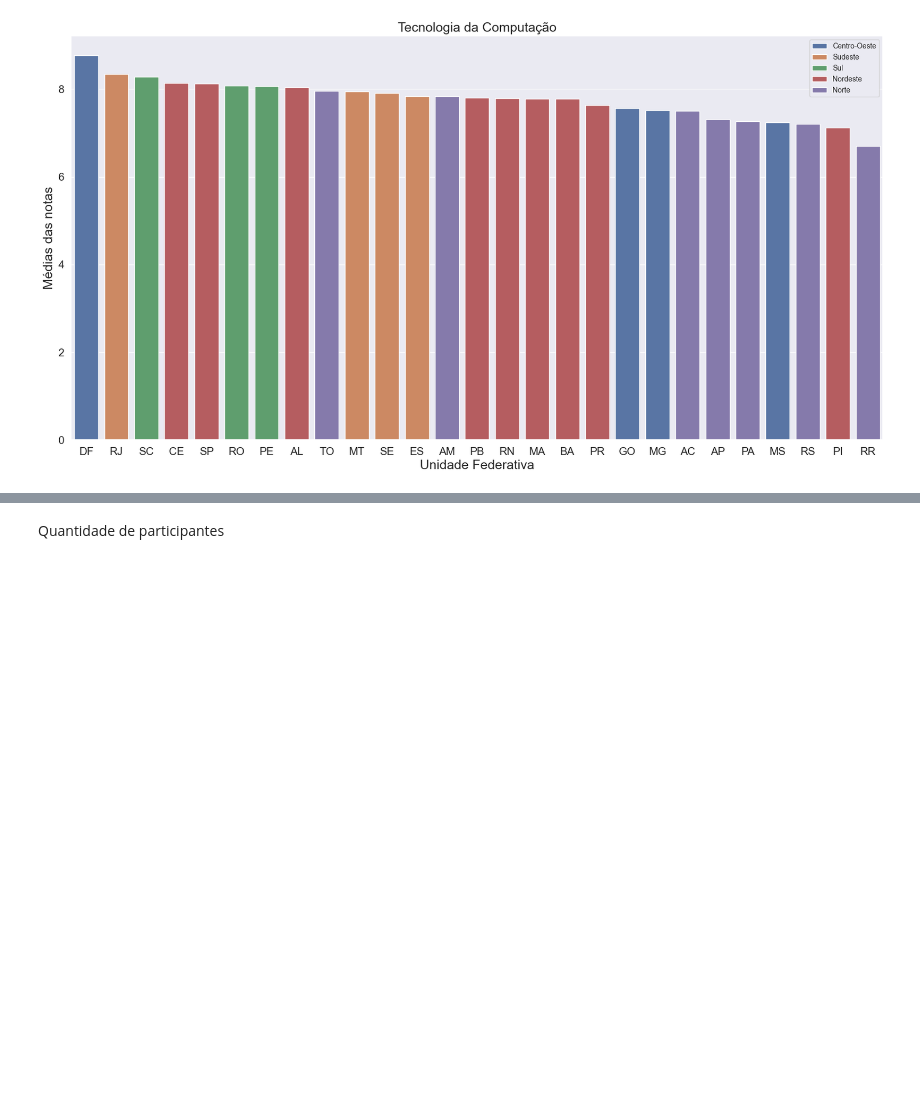
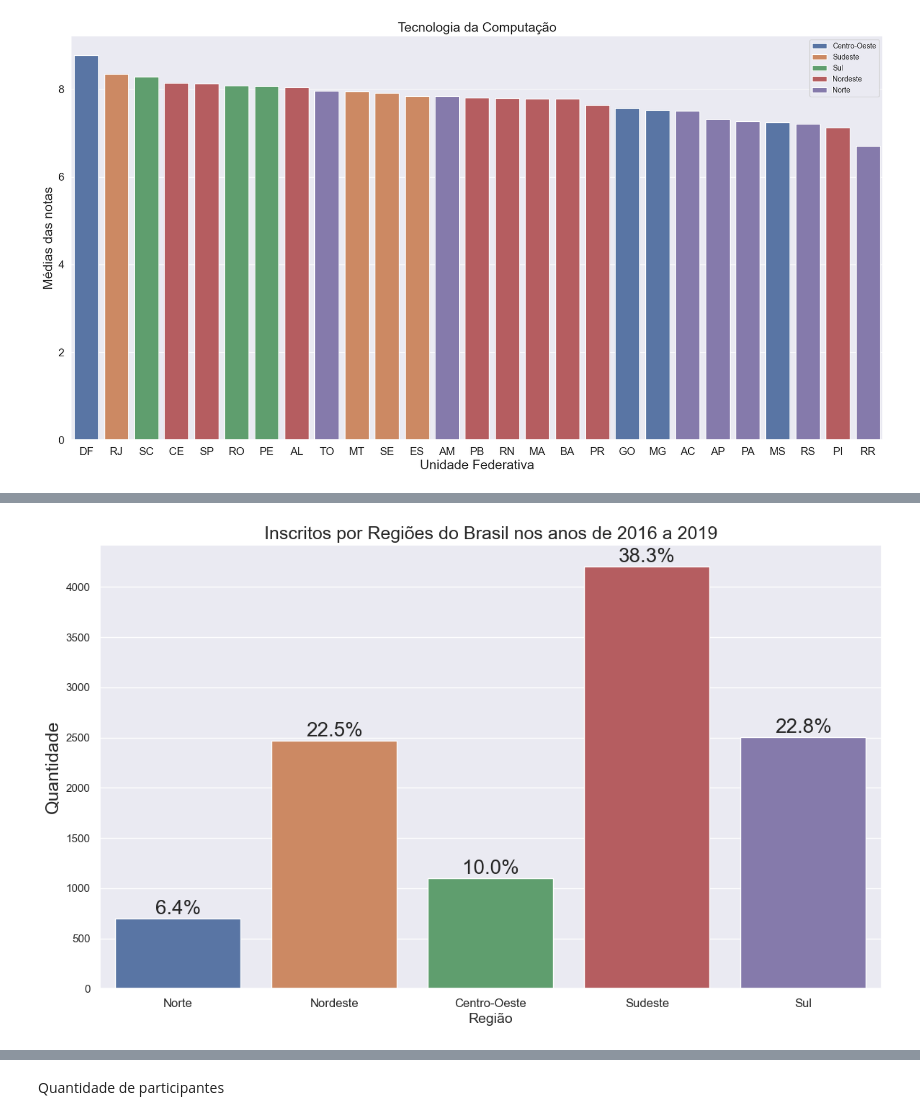
Before and after one commit to jeancarloscc/OrientPOSCOMP-System, a Jupyter notebook: mineracaoDados.ipynb, the cells around one changed output, grey strips where cells are left out. Drawn from its saved outputs; the diff is of its cells as text; code cells hidden in the pictures; blank space fills up the shorter version.

```diff
--- a/mineracaoDados.ipynb
+++ b/mineracaoDados.ipynb
@@ -379,19 +400,21 @@ renda_estatisticas_por_regiao.rename(index= regioes)
 # %%
 total = float(len(dados["REGIAO"]))
 
 boxplot_regiao = sns.countplot(x = 'REGIAO', data = dados)
 
 boxplot_regiao.figure.set_size_inches(14, 8)
 
 for p in boxplot_regiao.patches:
     percentage = '{:.1f}%'.format(100 * p.get_height()/total)
     x = p.get_x() + p.get_width() /2
     y = p.get_height()
     boxplot_regiao.annotate(percentage, (x, y),size=20, ha="center", va="bottom")
 
-boxplot_regiao.set_title('Inscritos por Regiões do Brasil', fontsize=18)
+boxplot_regiao.set_title('Inscritos por Regiões do Brasil nos anos de 2016 a 2019', fontsize=18)
 boxplot_regiao.set_ylabel('Quantidade', fontsize=18)
 boxplot_regiao.set_xlabel('Região', fontsize=14)
 boxplot_regiao.set_xticklabels([key for key in regioes.values()], fontsize=12)
 
-boxplot_regiao
+boxplot_regiao;
+# %% [output]
+[figure, added]
```
Also changed, not shown: parts of 47 cells of this notebook, 8 other files.
